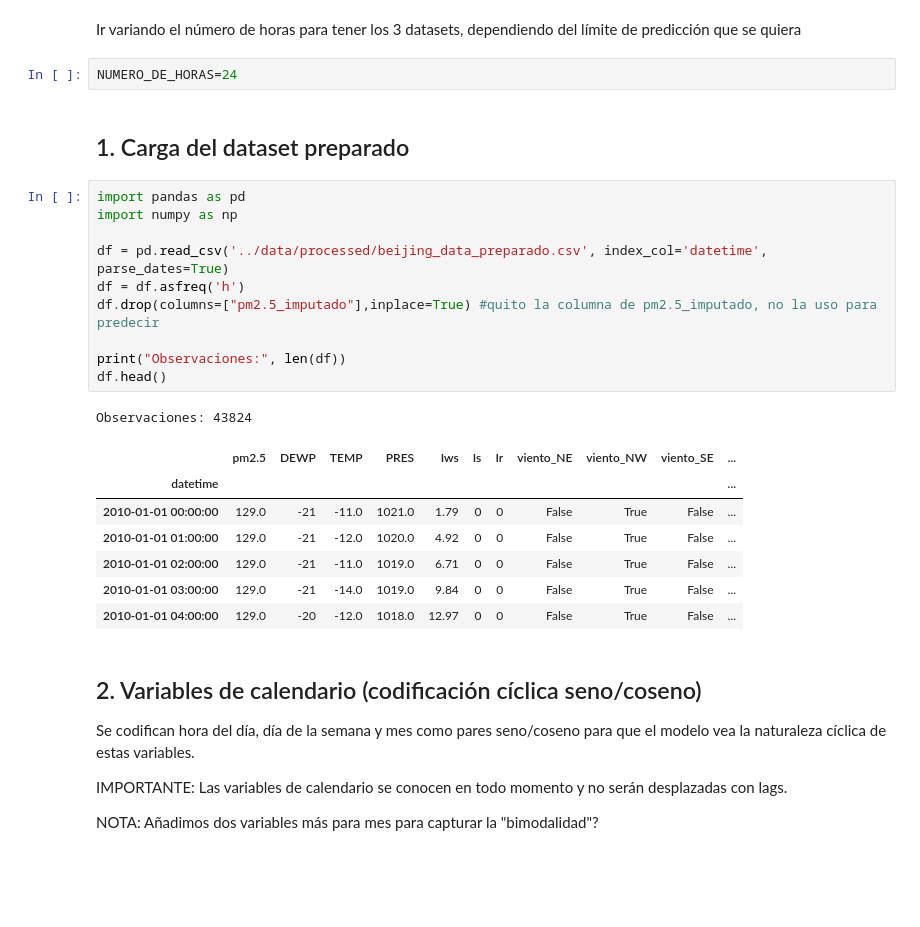
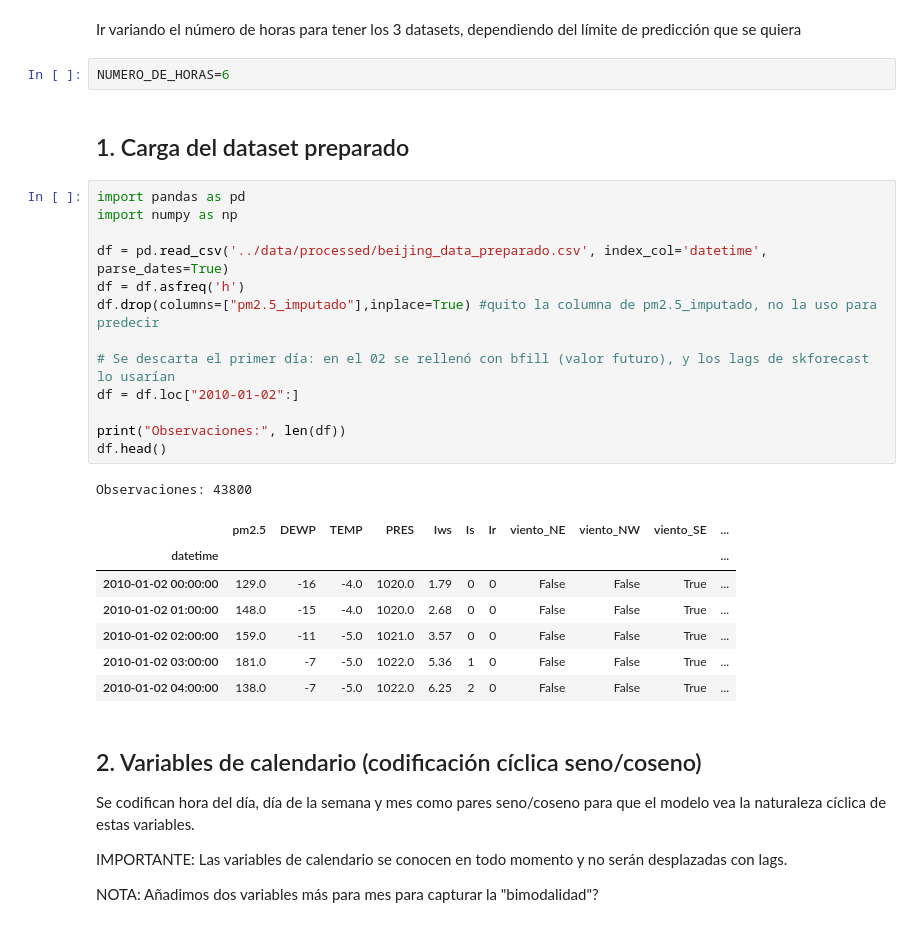
Before and after one commit to AntonioBelloCastro/beijing-air-quality, a Jupyter notebook: notebooks/04_preparacion_datos_prediccion.ipynb, the cells around one changed output. Drawn from its saved outputs; the diff is of its cells as text; blank space fills up the shorter version.

```diff
--- a/notebooks/04_preparacion_datos_prediccion.ipynb
+++ b/notebooks/04_preparacion_datos_prediccion.ipynb
@@ -7,28 +7,31 @@ Este cuaderno construye el dataset de *features* que usarán los notebooks de mo
 # %% [markdown]
 Ir variando el número de horas para tener los 3 datasets, dependiendo del límite de predicción que se quiera
 # %%
-NUMERO_DE_HORAS=24
+NUMERO_DE_HORAS=6
 # %% [markdown]
 ## 1. Carga del dataset preparado
 # %%
 import pandas as pd
 import numpy as np
 
 df = pd.read_csv('../data/processed/beijing_data_preparado.csv', index_col='datetime', parse_dates=True)
 df = df.asfreq('h')
 df.drop(columns=["pm2.5_imputado"],inplace=True) #quito la columna de pm2.5_imputado, no la uso para predecir
 
+# Se descarta el primer día: en el 02 se rellenó con bfill (valor futuro), y los lags de skforecast lo usarían
+df = df.loc["2010-01-02":]
+
 print("Observaciones:", len(df))
 df.head()
 # %% [output]
-Observaciones: 43824
+Observaciones: 43800
 |  | pm2.5 | DEWP | TEMP | PRES | Iws | Is | Ir | viento_NE | viento_NW | viento_SE | ... |
 | datetime |  |  |  |  |  |  |  |  |  |  | ... |
-| 2010-01-01 00:00:00 | 129.0 | -21 | -11.0 | 1021.0 | 1.79 | 0 | 0 | False | True | False | ... |
-| 2010-01-01 01:00:00 | 129.0 | -21 | -12.0 | 1020.0 | 4.92 | 0 | 0 | False | True | False | ... |
-| 2010-01-01 02:00:00 | 129.0 | -21 | -11.0 | 1019.0 | 6.71 | 0 | 0 | False | True | False | ... |
-| 2010-01-01 03:00:00 | 129.0 | -21 | -14.0 | 1019.0 | 9.84 | 0 | 0 | False | True | False | ... |
-| 2010-01-01 04:00:00 | 129.0 | -20 | -12.0 | 1018.0 | 12.97 | 0 | 0 | False | True | False | ... |
+| 2010-01-02 00:00:00 | 129.0 | -16 | -4.0 | 1020.0 | 1.79 | 0 | 0 | False | False | True | ... |
+| 2010-01-02 01:00:00 | 148.0 | -15 | -4.0 | 1020.0 | 2.68 | 0 | 0 | False | False | True | ... |
+| 2010-01-02 02:00:00 | 159.0 | -11 | -5.0 | 1021.0 | 3.57 | 0 | 0 | False | False | True | ... |
+| 2010-01-02 03:00:00 | 181.0 | -7 | -5.0 | 1022.0 | 5.36 | 1 | 0 | False | False | True | ... |
+| 2010-01-02 04:00:00 | 138.0 | -7 | -5.0 | 1022.0 | 6.25 | 2 | 0 | False | False | True | ... |
 # %% [markdown]
 ## 2. Variables de calendario (codificación cíclica seno/coseno)
 
```
Also changed, not shown: parts of 18 cells of this notebook, 3 other files.
